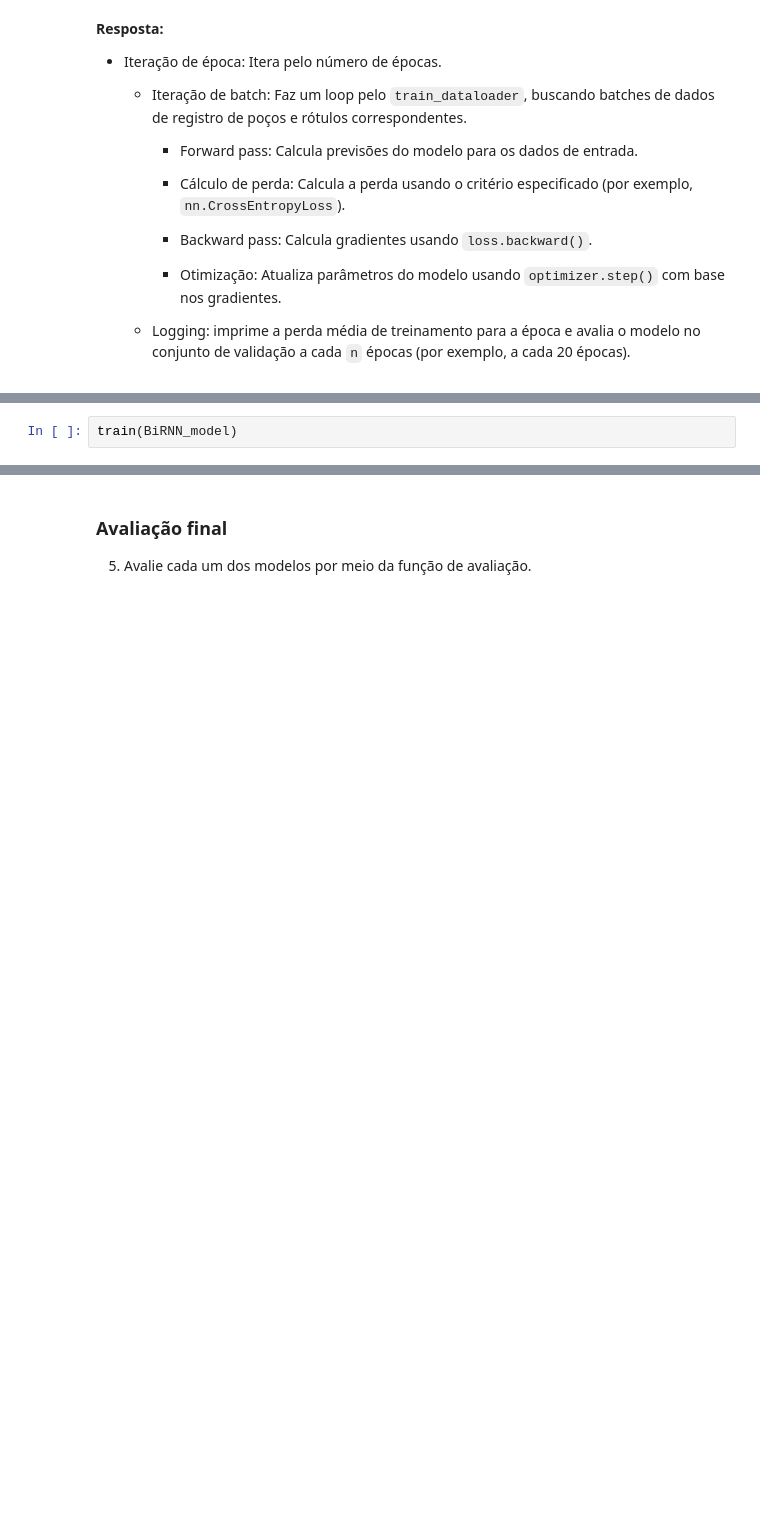
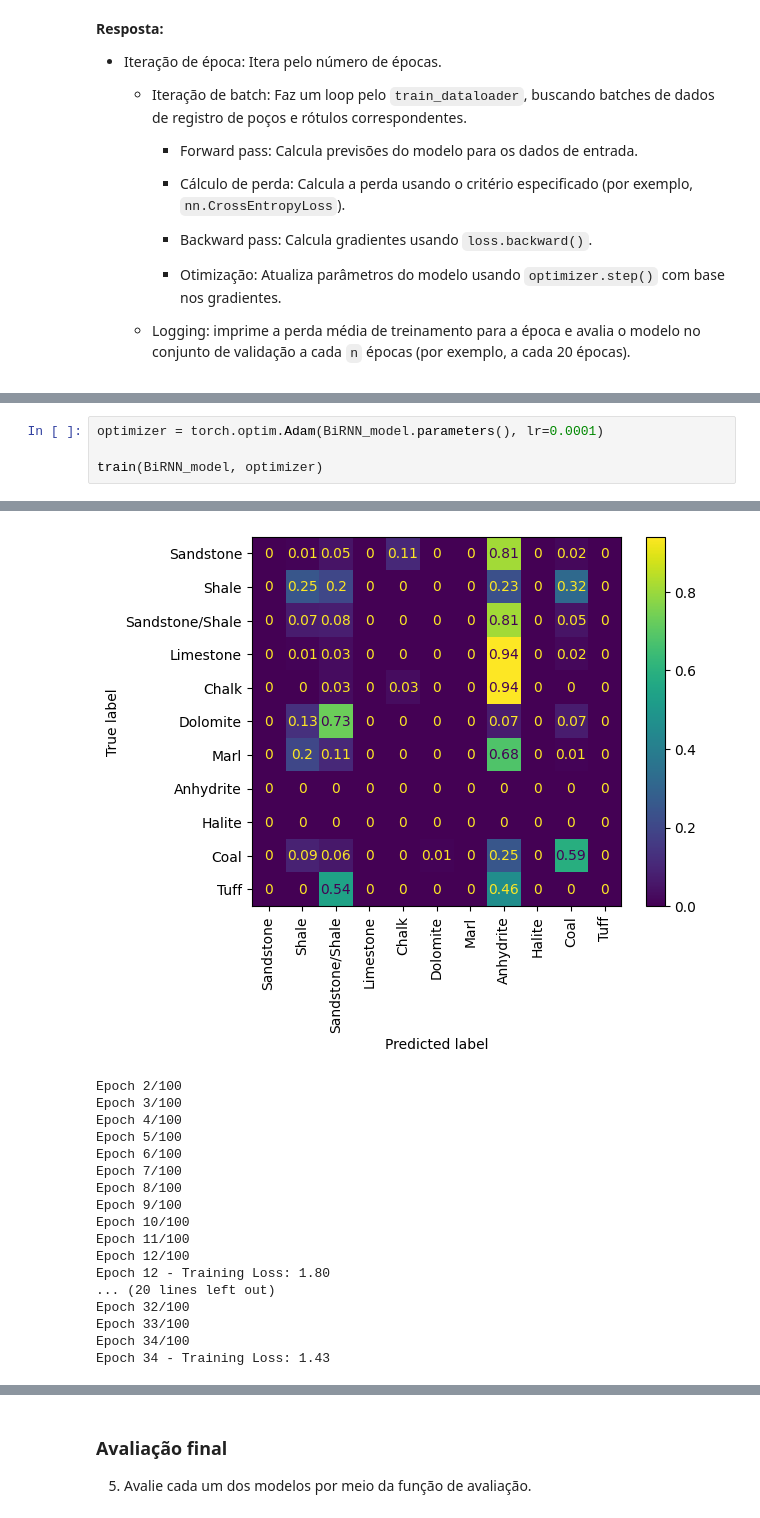
Before and after one commit to uai-ufmg/ciag-2025.1-rj, a Jupyter notebook: semana03/pratica/tatu/S03P01 - Gabarito - Classificador de Litologia.ipynb, the cells around one changed output, grey strips where cells are left out. Drawn from its saved outputs; the diff is of its cells as text; blank space fills up the shorter version.

```diff
--- a/semana03/pratica/tatu/S03P01 - Gabarito - Classificador de Litologia.ipynb
+++ b/semana03/pratica/tatu/S03P01 - Gabarito - Classificador de Litologia.ipynb
@@ -716,2 +758,5 @@ train(RNN_model)
 # %%
-train(BiRNN_model)
+optimizer = torch.optim.Adam(BiRNN_model.parameters(), lr=0.0001)
+
+train(BiRNN_model, optimizer)
+# %% [output]
@@ -717,0 +765,18 @@ train(BiRNN_model)
+[figure, added]
+Epoch 2/100
+Epoch 3/100
+Epoch 4/100
+Epoch 5/100
+Epoch 6/100
+Epoch 7/100
+Epoch 8/100
+Epoch 9/100
+Epoch 10/100
+Epoch 11/100
+Epoch 12/100
+Epoch 12 - Training Loss: 1.80
+... (20 lines left out)
+Epoch 32/100
+Epoch 33/100
+Epoch 34/100
+Epoch 34 - Training Loss: 1.43
```
Also changed, not shown: parts of 11 cells of this notebook, 6 other files.
